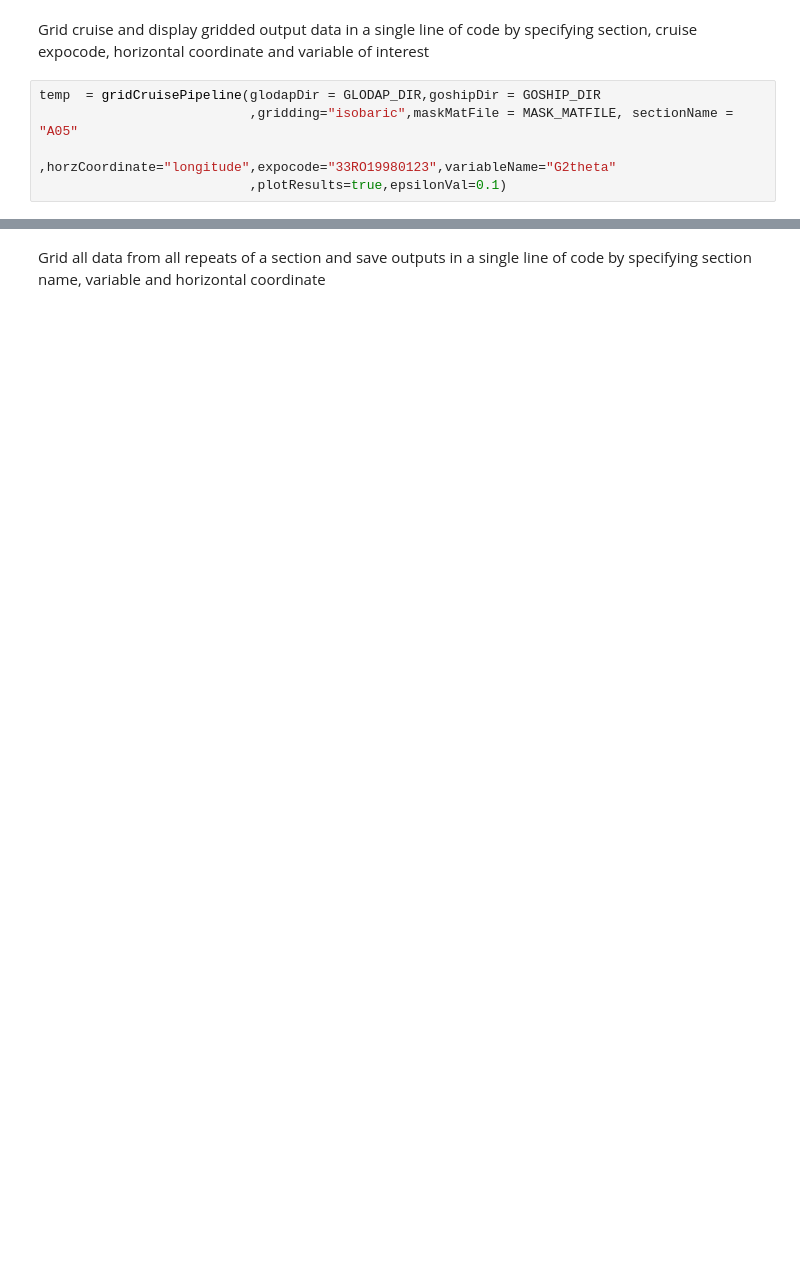
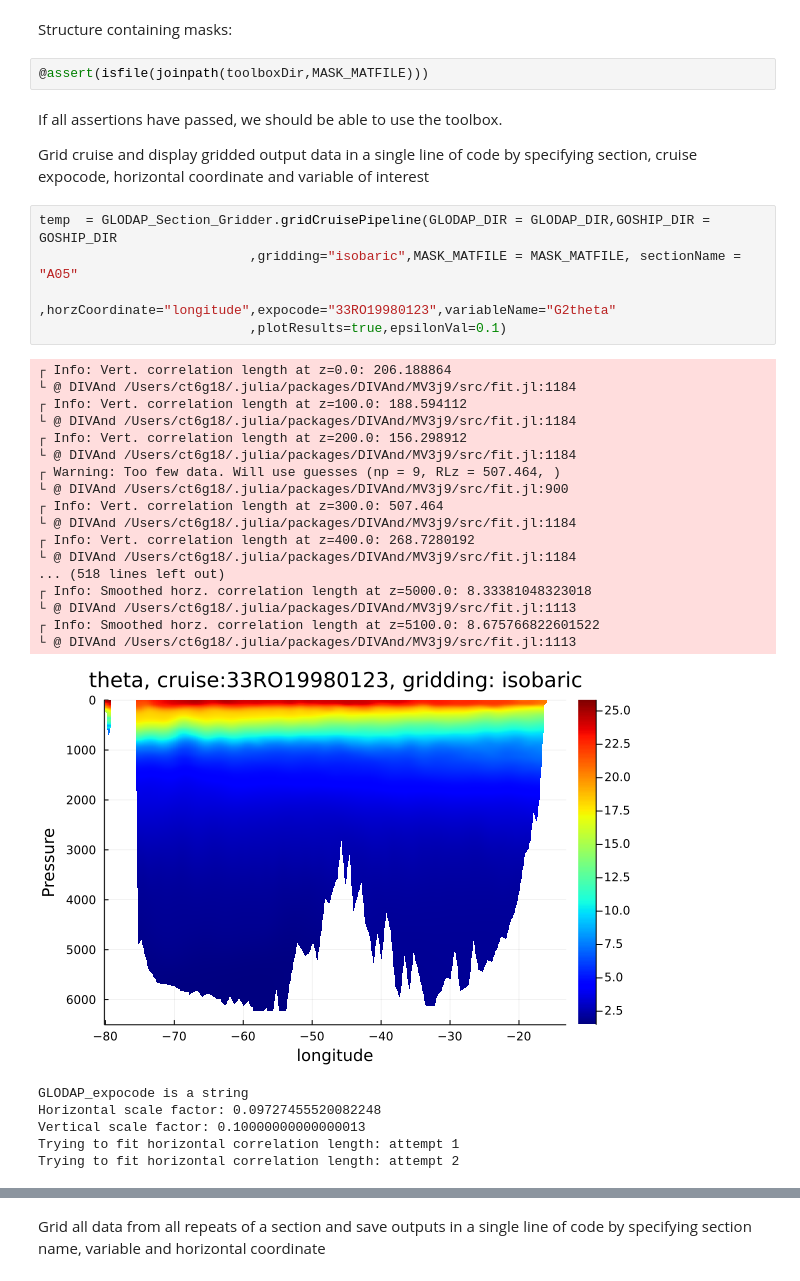
Before and after one commit to charles-turner-1/GLODAP_Section_Gridder.jl, a Jupyter notebook: Examples/JuliaExample.ipynb, the cells around one changed output, grey strips where cells are left out. Drawn from its saved outputs; the diff is of its cells as text; blank space fills up the shorter version.

```diff
--- a/Examples/JuliaExample.ipynb
+++ b/Examples/JuliaExample.ipynb
@@ -32,7 +61,37 @@ maskI02
+# %% [markdown]
+Structure containing masks:
+# %%
+@assert(isfile(joinpath(toolboxDir,MASK_MATFILE)))
 # %% [markdown]
+If all assertions have passed, we should be able to use the toolbox.
+
 Grid cruise and display gridded output data in a single line of code by specifying section, cruise expocode, horizontal coordinate and variable of interest
 # %%
-temp  = gridCruisePipeline(glodapDir = GLODAP_DIR,goshipDir = GOSHIP_DIR
-                           ,gridding="isobaric",maskMatFile = MASK_MATFILE, sectionName = "A05"
+temp  = GLODAP_Section_Gridder.gridCruisePipeline(GLODAP_DIR = GLODAP_DIR,GOSHIP_DIR = GOSHIP_DIR
+                           ,gridding="isobaric",MASK_MATFILE = MASK_MATFILE, sectionName = "A05"
                            ,horzCoordinate="longitude",expocode="33RO19980123",variableName="G2theta"
                            ,plotResults=true,epsilonVal=0.1)
+# %% [output]
+┌ Info: Vert. correlation length at z=0.0: 206.188864
+└ @ DIVAnd /Users/ct6g18/.julia/packages/DIVAnd/MV3j9/src/fit.jl:1184
+┌ Info: Vert. correlation length at z=100.0: 188.594112
+└ @ DIVAnd /Users/ct6g18/.julia/packages/DIVAnd/MV3j9/src/fit.jl:1184
+┌ Info: Vert. correlation length at z=200.0: 156.298912
+└ @ DIVAnd /Users/ct6g18/.julia/packages/DIVAnd/MV3j9/src/fit.jl:1184
+┌ Warning: Too few data. Will use guesses (np = 9, RLz = 507.464, )
+└ @ DIVAnd /Users/ct6g18/.julia/packages/DIVAnd/MV3j9/src/fit.jl:900
+┌ Info: Vert. correlation length at z=300.0: 507.464
+└ @ DIVAnd /Users/ct6g18/.julia/packages/DIVAnd/MV3j9/src/fit.jl:1184
+┌ Info: Vert. correlation length at z=400.0: 268.7280192
+└ @ DIVAnd /Users/ct6g18/.julia/packages/DIVAnd/MV3j9/src/fit.jl:1184
+... (518 lines left out)
+┌ Info: Smoothed horz. correlation length at z=5000.0: 8.33381048323018
+└ @ DIVAnd /Users/ct6g18/.julia/packages/DIVAnd/MV3j9/src/fit.jl:1113
+┌ Info: Smoothed horz. correlation length at z=5100.0: 8.675766822601522
+└ @ DIVAnd /Users/ct6g18/.julia/packages/DIVAnd/MV3j9/src/fit.jl:1113
+[figure, added]
+GLODAP_expocode is a string
+Horizontal scale factor: 0.09727455520082248
+Vertical scale factor: 0.10000000000000013
+Trying to fit horizontal correlation length: attempt 1
+Trying to fit horizontal correlation length: attempt 2
```
Also changed, not shown: parts of 23 cells of this notebook.
